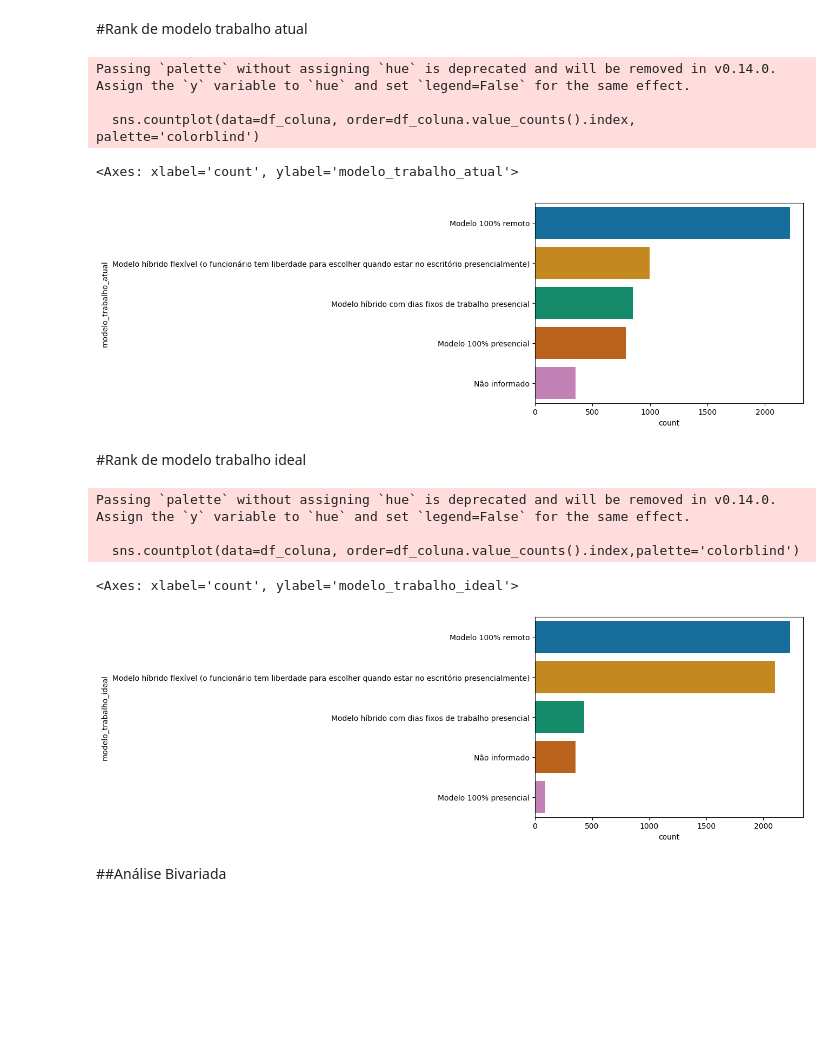
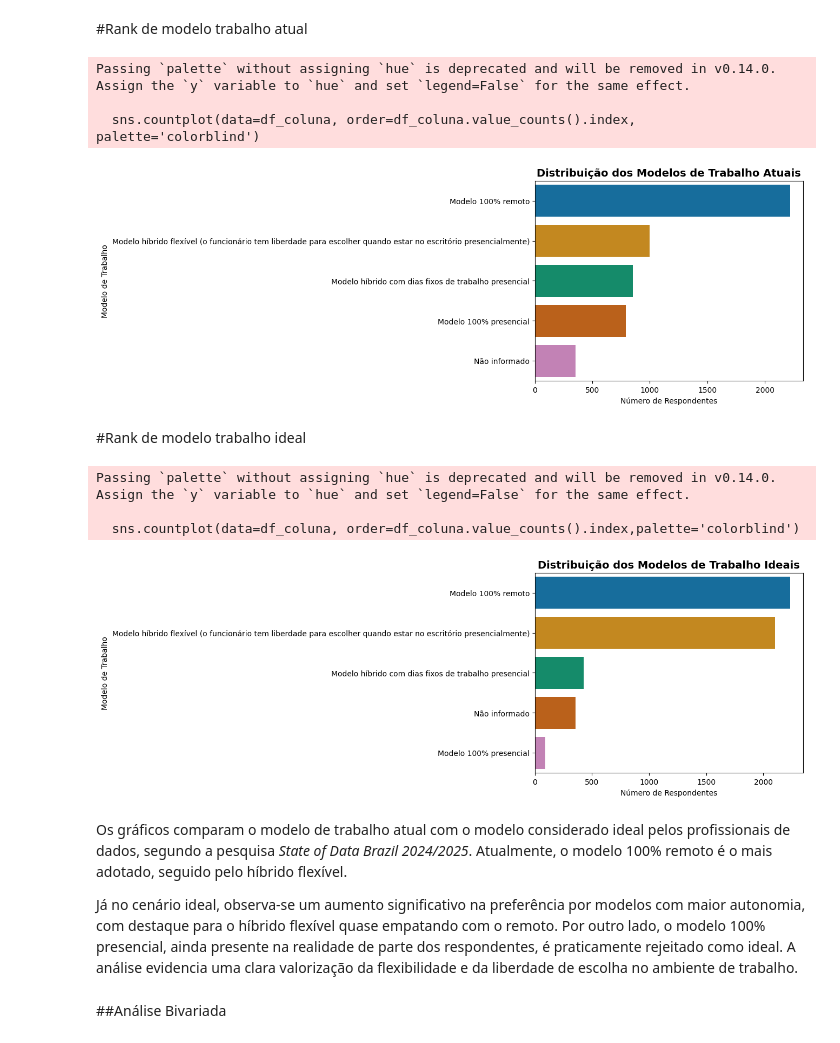
Before and after one commit to EdilsonMarquesCurzJr/TopicosATVF, a Jupyter notebook: DataExplore/Edilson_Marques_Gabriel_Vinicius_Reinaldo_Dias_Jorge_Lucas_2025_1_EDA.ipynb, the cells around one changed output. Drawn from its saved outputs; the diff is of its cells as text; code cells hidden in the pictures; blank space fills up the shorter version.

Commit message:
melhorias de visualização e comentários

```diff
--- a/DataExplore/Edilson_Marques_Gabriel_Vinicius_Reinaldo_Dias_Jorge_Lucas_2025_1_EDA.ipynb
+++ b/DataExplore/Edilson_Marques_Gabriel_Vinicius_Reinaldo_Dias_Jorge_Lucas_2025_1_EDA.ipynb
@@ -325,23 +337,35 @@ Passing `palette` without assigning `hue` is deprecated and will be removed in v
 # %%
 df_coluna = df['modelo_trabalho_atual']
 sns.countplot(data=df_coluna, order=df_coluna.value_counts().index, palette='colorblind')
+plt.title("Distribuição dos Modelos de Trabalho Atuais", fontsize=14, weight='bold')
+plt.xlabel("Número de Respondentes")
+plt.ylabel("Modelo de Trabalho")
+plt.tight_layout()
+plt.show()
 # %% [output]
 Passing `palette` without assigning `hue` is deprecated and will be removed in v0.14.0. Assign the `y` variable to `hue` and set `legend=False` for the same effect.
 
   sns.countplot(data=df_coluna, order=df_coluna.value_counts().index, palette='colorblind')
-<Axes: xlabel='count', ylabel='modelo_trabalho_atual'>
-[figure, old version]
+[figure, new version]
 # %% [markdown]
 #Rank de modelo trabalho ideal
 # %%
 df_coluna = df['modelo_trabalho_ideal']
 sns.countplot(data=df_coluna, order=df_coluna.value_counts().index,palette='colorblind')
+plt.title("Distribuição dos Modelos de Trabalho Ideais", fontsize=14, weight='bold')
+plt.xlabel("Número de Respondentes")
+plt.ylabel("Modelo de Trabalho")
+plt.tight_layout()
+plt.show()
 # %% [output]
 Passing `palette` without assigning `hue` is deprecated and will be removed in v0.14.0. Assign the `y` variable to `hue` and set `legend=False` for the same effect.
 
   sns.countplot(data=df_coluna, order=df_coluna.value_counts().index,palette='colorblind')
-<Axes: xlabel='count', ylabel='modelo_trabalho_ideal'>
-[figure, old version]
+[figure, new version]
+# %% [markdown]
+Os gráficos comparam o modelo de trabalho atual com o modelo considerado ideal pelos profissionais de dados, segundo a pesquisa *State of Data Brazil 2024/2025*. Atualmente, o modelo 100% remoto é o mais adotado, seguido pelo híbrido flexível.
+
+Já no cenário ideal, observa-se um aumento significativo na preferência por modelos com maior autonomia, com destaque para o híbrido flexível quase empatando com o remoto. Por outro lado, o modelo 100% presencial, ainda presente na realidade de parte dos respondentes, é praticamente rejeitado como ideal. A análise evidencia uma clara valorização da flexibilidade e da liberdade de escolha no ambiente de trabalho.
 # %% [markdown]
 ##Análise Bivariada
 # %%
```
Also changed, not shown: parts of 7 cells of this notebook.
